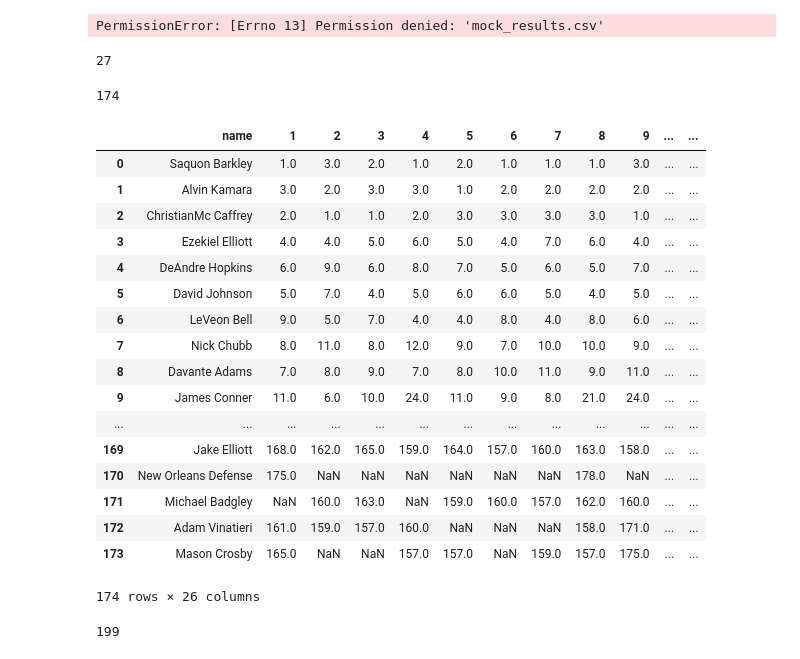
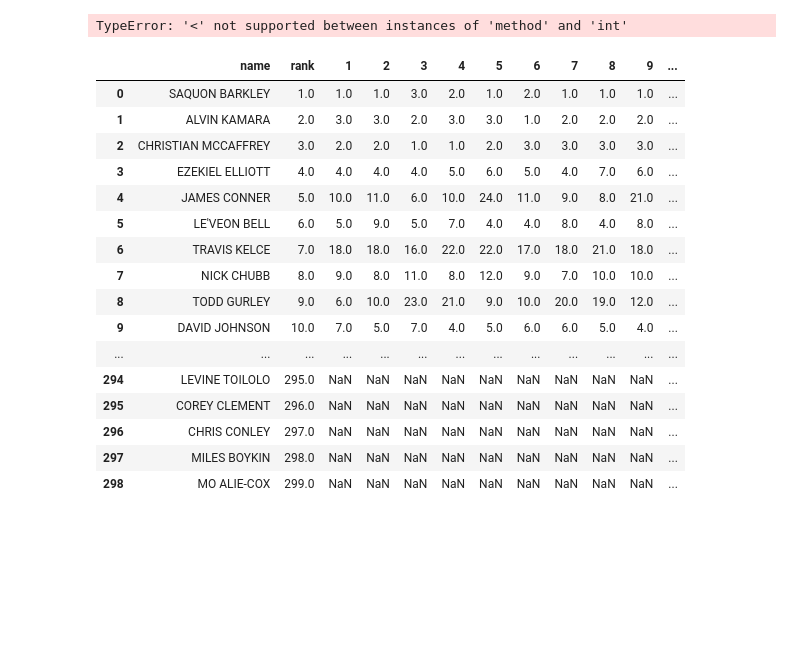
Before and after one commit to crm105/fantasy_football_algorithm, a Jupyter notebook: python_scrapes/mock_scrape.ipynb, the cells around one changed output. Drawn from its saved outputs; the diff is of its cells as text; code cells hidden in the pictures; blank space fills up the shorter version.

```diff
--- a/python_scrapes/mock_scrape.ipynb
+++ b/python_scrapes/mock_scrape.ipynb
@@ -48,18 +105,10 @@ results = results.reset_index()
 # %%
-ffc = pd.read_csv('ffc_names.csv', names = ['Rank', 'name'])
-ffc = ffc.drop('Rank', axis = 1)
-rem_name = []
-for i in range(0, len(ffc)):
-    rem_name.append( difflib.get_close_matches(ffc.iloc[i,0], full_list[0], cutoff = .15)[0])
-
-indexer = ffc.index
-ffc.loc[indexer, "name"] = rem_name
 
 results['pick'] = np.arange(len(results))
 for i in range(1,len(list(results))-1):
     drafted = []
     names = []
-    for j in ffc['name']:
+    for j in proj_names['name']:
         try:
             drafted.append(int (results[results.iloc[:,i] == j]['pick'].values))
             names.append(j)
@@ -68,44 +117,32 @@ for i in range(1,len(list(results))-1):
     df = pd.DataFrame({i: drafted, 'name': names})
     df[i] = df[i] + 1
     df = df.drop_duplicates()
-    ffc = ffc.merge(df, how = 'left')
-    ffc = ffc.drop_duplicates()
-ffc.head()
-
-ffc.to_csv('mock_results.csv')
+    proj_names = proj_names.merge(df, how = 'left')
+    proj_names = proj_names.drop_duplicates()
+proj_names = proj_names[proj_names['rank'] < 300]
+proj_names.to_csv('../mock_results.csv')
 # %% [output]
-PermissionError: [Errno 13] Permission denied: 'mock_results.csv'
+TypeError: '<' not supported between instances of 'method' and 'int'
-# %%
-len(list(results))
-# %% [output]
-27
-# %%
-
-len(ffc)
-# %% [output]
-174
-# %%
-ffc
-# %% [output]
-|  | name | 1 | 2 | 3 | 4 | 5 | 6 | 7 | 8 | 9 | ... | ... |
-| 0 | Saquon Barkley | 1.0 | 3.0 | 2.0 | 1.0 | 2.0 | 1.0 | 1.0 | 1.0 | 3.0 | ... | ... |
-| 1 | Alvin Kamara | 3.0 | 2.0 | 3.0 | 3.0 | 1.0 | 2.0 | 2.0 | 2.0 | 2.0 | ... | ... |
-| 2 | ChristianMc Caffrey | 2.0 | 1.0 | 1.0 | 2.0 | 3.0 | 3.0 | 3.0 | 3.0 | 1.0 | ... | ... |
-| 3 | Ezekiel Elliott | 4.0 | 4.0 | 5.0 | 6.0 | 5.0 | 4.0 | 7.0 | 6.0 | 4.0 | ... | ... |
-| 4 | DeAndre Hopkins | 6.0 | 9.0 | 6.0 | 8.0 | 7.0 | 5.0 | 6.0 | 5.0 | 7.0 | ... | ... |
-| 5 | David Johnson | 5.0 | 7.0 | 4.0 | 5.0 | 6.0 | 6.0 | 5.0 | 4.0 | 5.0 | ... | ... |
-| 6 | LeVeon Bell | 9.0 | 5.0 | 7.0 | 4.0 | 4.0 | 8.0 | 4.0 | 8.0 | 6.0 | ... | ... |
-| 7 | Nick Chubb | 8.0 | 11.0 | 8.0 | 12.0 | 9.0 | 7.0 | 10.0 | 10.0 | 9.0 | ... | ... |
-| 8 | Davante Adams | 7.0 | 8.0 | 9.0 | 7.0 | 8.0 | 10.0 | 11.0 | 9.0 | 11.0 | ... | ... |
-| 9 | James Conner | 11.0 | 6.0 | 10.0 | 24.0 | 11.0 | 9.0 | 8.0 | 21.0 | 24.0 | ... | ... |
-| ... | ... | ... | ... | ... | ... | ... | ... | ... | ... | ... | ... | ... |
-| 169 | Jake Elliott | 168.0 | 162.0 | 165.0 | 159.0 | 164.0 | 157.0 | 160.0 | 163.0 | 158.0 | ... | ... |
-| 170 | New Orleans Defense | 175.0 | NaN | NaN | NaN | NaN | NaN | NaN | 178.0 | NaN | ... | ... |
-| 171 | Michael Badgley | NaN | 160.0 | 163.0 | NaN | 159.0 | 160.0 | 157.0 | 162.0 | 160.0 | ... | ... |
-| 172 | Adam Vinatieri | 161.0 | 159.0 | 157.0 | 160.0 | NaN | NaN | NaN | 158.0 | 171.0 | ... | ... |
-| 173 | Mason Crosby | 165.0 | NaN | NaN | 157.0 | 157.0 | NaN | 159.0 | 157.0 | 175.0 | ... | ... |
-174 rows × 26 columns
-# %%
-len(rem_name)
-# %% [output]
-199
+# %%
+proj_names = proj_names[proj_names['rank'] < 300]
+proj_names.to_csv('../mock_results.csv')
+# %%
+proj_names
+# %% [output]
+|  | name | rank | 1 | 2 | 3 | 4 | 5 | 6 | 7 | 8 | 9 | ... |
+| 0 | SAQUON BARKLEY | 1.0 | 1.0 | 1.0 | 3.0 | 2.0 | 1.0 | 2.0 | 1.0 | 1.0 | 1.0 | ... |
+| 1 | ALVIN KAMARA | 2.0 | 3.0 | 3.0 | 2.0 | 3.0 | 3.0 | 1.0 | 2.0 | 2.0 | 2.0 | ... |
+| 2 | CHRISTIAN MCCAFFREY | 3.0 | 2.0 | 2.0 | 1.0 | 1.0 | 2.0 | 3.0 | 3.0 | 3.0 | 3.0 | ... |
+| 3 | EZEKIEL ELLIOTT | 4.0 | 4.0 | 4.0 | 4.0 | 5.0 | 6.0 | 5.0 | 4.0 | 7.0 | 6.0 | ... |
+| 4 | JAMES CONNER | 5.0 | 10.0 | 11.0 | 6.0 | 10.0 | 24.0 | 11.0 | 9.0 | 8.0 | 21.0 | ... |
+| 5 | LE'VEON BELL | 6.0 | 5.0 | 9.0 | 5.0 | 7.0 | 4.0 | 4.0 | 8.0 | 4.0 | 8.0 | ... |
+| 6 | TRAVIS KELCE | 7.0 | 18.0 | 18.0 | 16.0 | 22.0 | 22.0 | 17.0 | 18.0 | 21.0 | 18.0 | ... |
+| 7 | NICK CHUBB | 8.0 | 9.0 | 8.0 | 11.0 | 8.0 | 12.0 | 9.0 | 7.0 | 10.0 | 10.0 | ... |
+| 8 | TODD GURLEY | 9.0 | 6.0 | 10.0 | 23.0 | 21.0 | 9.0 | 10.0 | 20.0 | 19.0 | 12.0 | ... |
+| 9 | DAVID JOHNSON | 10.0 | 7.0 | 5.0 | 7.0 | 4.0 | 5.0 | 6.0 | 6.0 | 5.0 | 4.0 | ... |
+| ... | ... | ... | ... | ... | ... | ... | ... | ... | ... | ... | ... | ... |
+| 294 | LEVINE TOILOLO | 295.0 | NaN | NaN | NaN | NaN | NaN | NaN | NaN | NaN | NaN | ... |
+| 295 | COREY CLEMENT | 296.0 | NaN | NaN | NaN | NaN | NaN | NaN | NaN | NaN | NaN | ... |
+| 296 | CHRIS CONLEY | 297.0 | NaN | NaN | NaN | NaN | NaN | NaN | NaN | NaN | NaN | ... |
+| 297 | MILES BOYKIN | 298.0 | NaN | NaN | NaN | NaN | NaN | NaN | NaN | NaN | NaN | ... |
+| 298 | MO ALIE-COX | 299.0 | NaN | NaN | NaN | NaN | NaN | NaN | NaN | NaN | NaN | ... |
```
Also changed, not shown: parts of 2 cells of this notebook, 18 other files.
